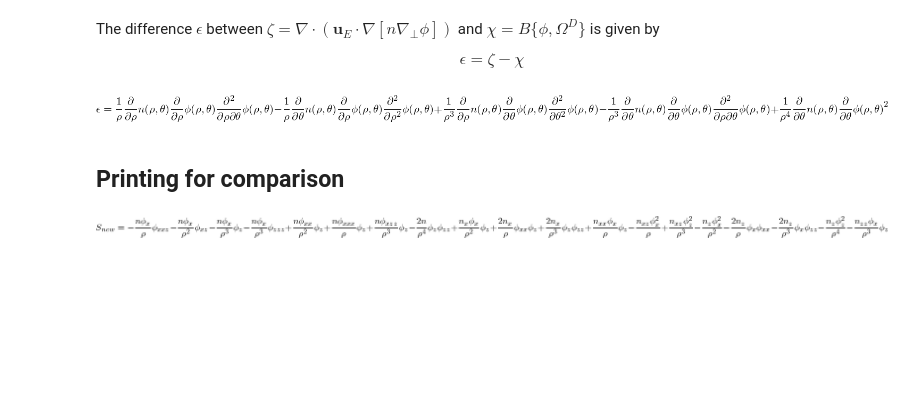
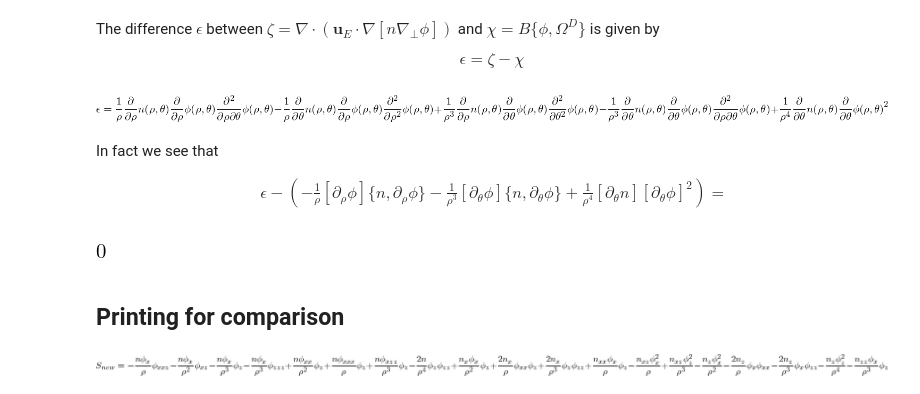
Before and after one commit to CELMA-project/CELMA, a Jupyter notebook: derivations/divOfExBOperator/divOfVectorAdvectionWithN.ipynb, the cells around one changed output. Drawn from its saved outputs; the diff is of its cells as text; code cells hidden in the pictures; blank space fills up the shorter version.

```diff
--- a/derivations/divOfExBOperator/divOfVectorAdvectionWithN.ipynb
+++ b/derivations/divOfExBOperator/divOfVectorAdvectionWithN.ipynb
@@ -195,6 +195,30 @@ epsilonFunc = (zetaFunc - chiFunc).expand()
 display(Eq(epsilon, epsilonFunc))
 # %% [output]
 [figure]
+# %% [markdown]
+In fact we see that
+
+\begin{align*}
+  \epsilon
+  - \left(
+      -\frac{1}{\rho}[\partial_\rho\phi]\{n, \partial_\rho\phi\}
+      -\frac{1}{\rho^3}[\partial_\theta\phi]\{n, \partial_\theta\phi\}
+      +\frac{1}{\rho^4}[\partial_\theta n][\partial_\theta\phi]^2
+    \right)
+    =
+\end{align*}
+# %%
+epsMinusCorrection = epsilonFunc\
+       -\
+       (\
+       -(1/rho)*phi.diff(rho)*poisson(n, phi.diff(rho))\
+       -(1/(rho)**3)*phi.diff(theta)*poisson(n, phi.diff(theta))\
+       +(1/(rho)**4)*n.diff(theta)*(phi.diff(theta))**2
+       )
+
+display(epsMinusCorrection.simplify())
+# %% [output]
+[figure, added]
 # %% [markdown]
 ## Printing for comparison
 # %%
```
Also changed, not shown: 3 other files.
